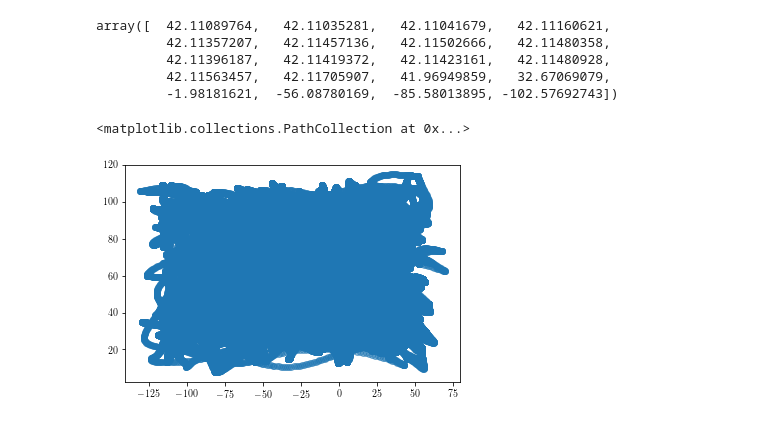
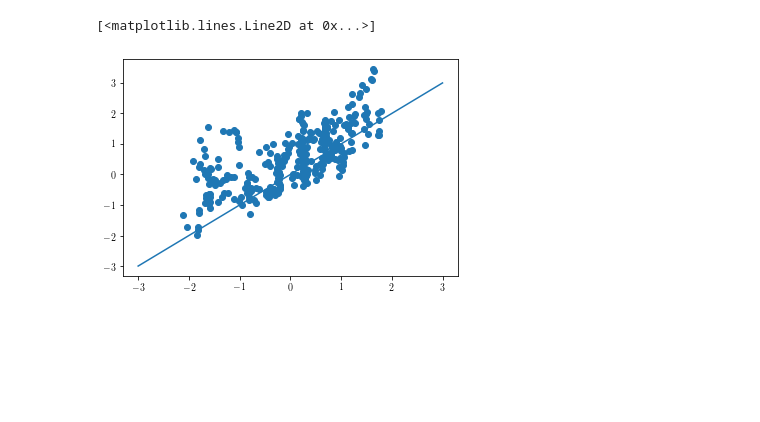
Before and after one commit to pssachdeva/uoi_neuroscience, a Jupyter notebook: cur/kalman.ipynb, the cells around one changed output. Saved outputs shown, nothing was run; the diff lists cells and outputs as text; code cells hidden in the pictures; blank space fills up the shorter version.

```diff
--- a/cur/kalman.ipynb
+++ b/cur/kalman.ipynb
@@ -199,13 +148,6 @@ plt.scatter(positions[0:20, 0], positions[0:20, 1], color='k', alpha=0.5)
-# %%
-positions[0:20, 0]
-# %% [output]
-array([  42.11089764,   42.11035281,   42.11041679,   42.11160621,
-         42.11357207,   42.11457136,   42.11502666,   42.11480358,
-         42.11396187,   42.11419372,   42.11423161,   42.11480928,
-         42.11563457,   42.11705907,   41.96949859,   32.67069079,
-         -1.98181621,  -56.08780169,  -85.58013895, -102.57692743])
-# %%
-plt.scatter(nhp.cursor_pos[0], nhp.cursor_pos[1], alpha=0.5)
-# %% [output]
-<matplotlib.collections.PathCollection at 0x...>
-[figure, removed]
+# %%
+plt.scatter(X_test[:, 1], means[:, 1])
+plt.plot([-3, 3], [-3, 3])
+# %% [output]
+[<matplotlib.lines.Line2D at 0x...>]
+[figure, added]
```
Also changed, not shown: parts of 20 cells of this notebook, 1 other file.
